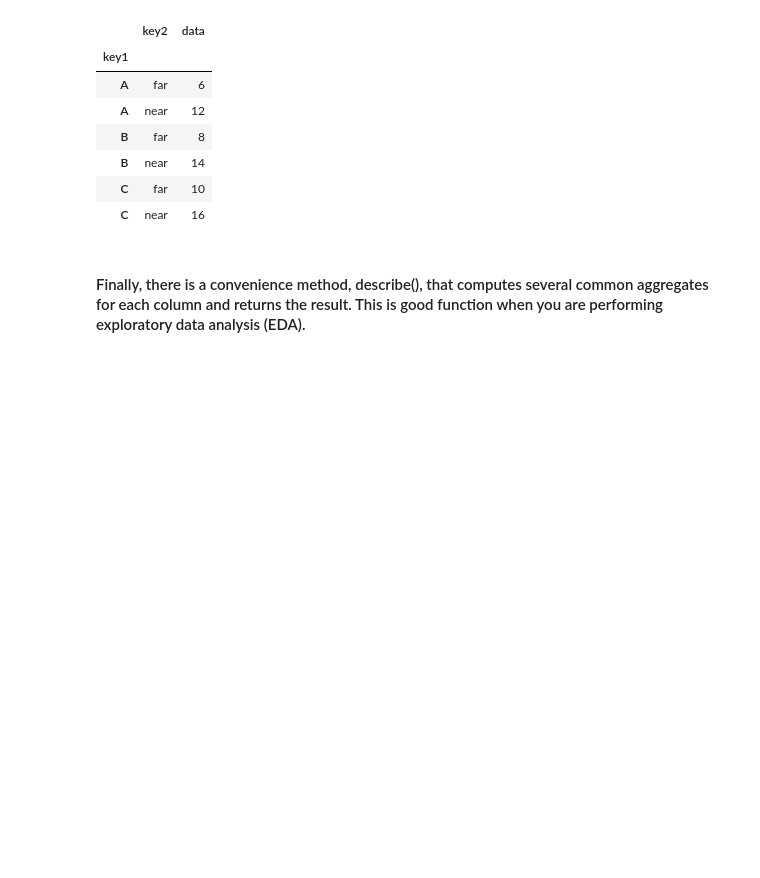
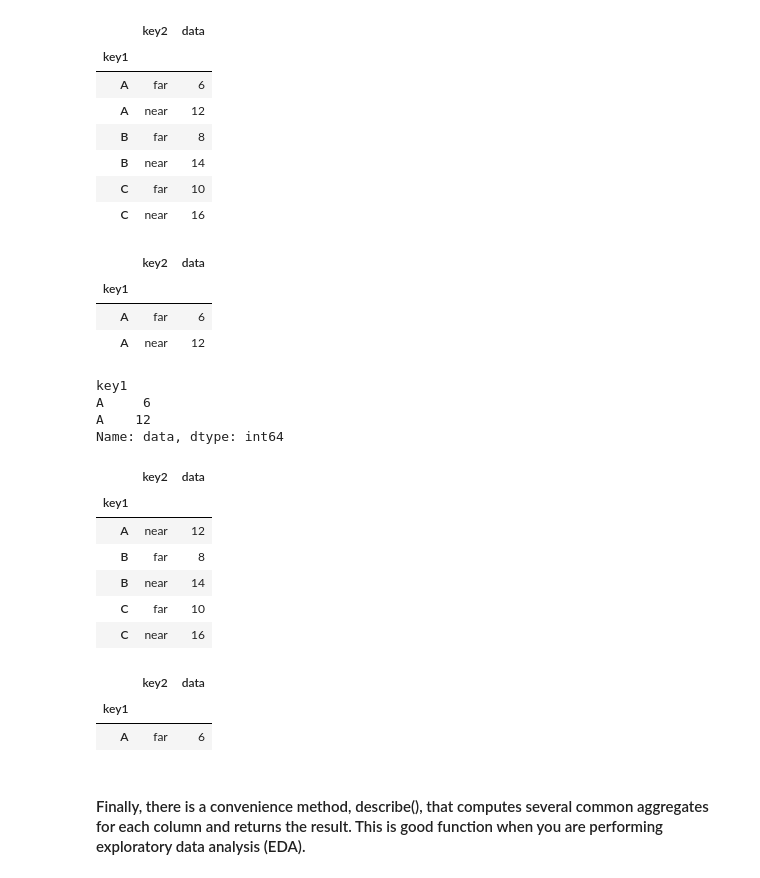
Before and after one commit to gleetx/bootcamp, a Jupyter notebook: Module 1/Session 2/m1s2nb1_pandas_groupby_aggregation.ipynb, the cells around one changed output. Cells and saved outputs as stored; diff of their text form; code cells hidden in the pictures; blank space fills up the shorter version.

```diff
--- a/Module 1/Session 2/m1s2nb1_pandas_groupby_aggregation.ipynb
+++ b/Module 1/Session 2/m1s2nb1_pandas_groupby_aggregation.ipynb
@@ -250,6 +250,31 @@ new_df2.reset_index(level='key2')  # if want to only bring in one of the columns
 | B | near | 14 |
 | C | far | 10 |
 | C | near | 16 |
+# %%
+new_df3 = new_df2.reset_index(level='key2')
+display(new_df3.loc['A'])# if you only want to get results of column A.  .loc is label-based results
+display(new_df3.loc['A']['data'])
+display(new_df3.loc[new_df3['data']>7])  # boolean series
+display(new_df3.loc[lambda new_df3: new_df3['data']==6])
+# %% [output]
+|  | key2 | data |
+| key1 |  |  |
+| A | far | 6 |
+| A | near | 12 |
+key1
+A     6
+A    12
+Name: data, dtype: int64
+|  | key2 | data |
+| key1 |  |  |
+| A | near | 12 |
+| B | far | 8 |
+| B | near | 14 |
+| C | far | 10 |
+| C | near | 16 |
+|  | key2 | data |
+| key1 |  |  |
+| A | far | 6 |
 # %% [markdown]
 #### Finally, there is a convenience method, describe(), that computes several common aggregates for each column and returns the result. This is good function when you are performing exploratory data analysis (EDA).
 # %%
```
